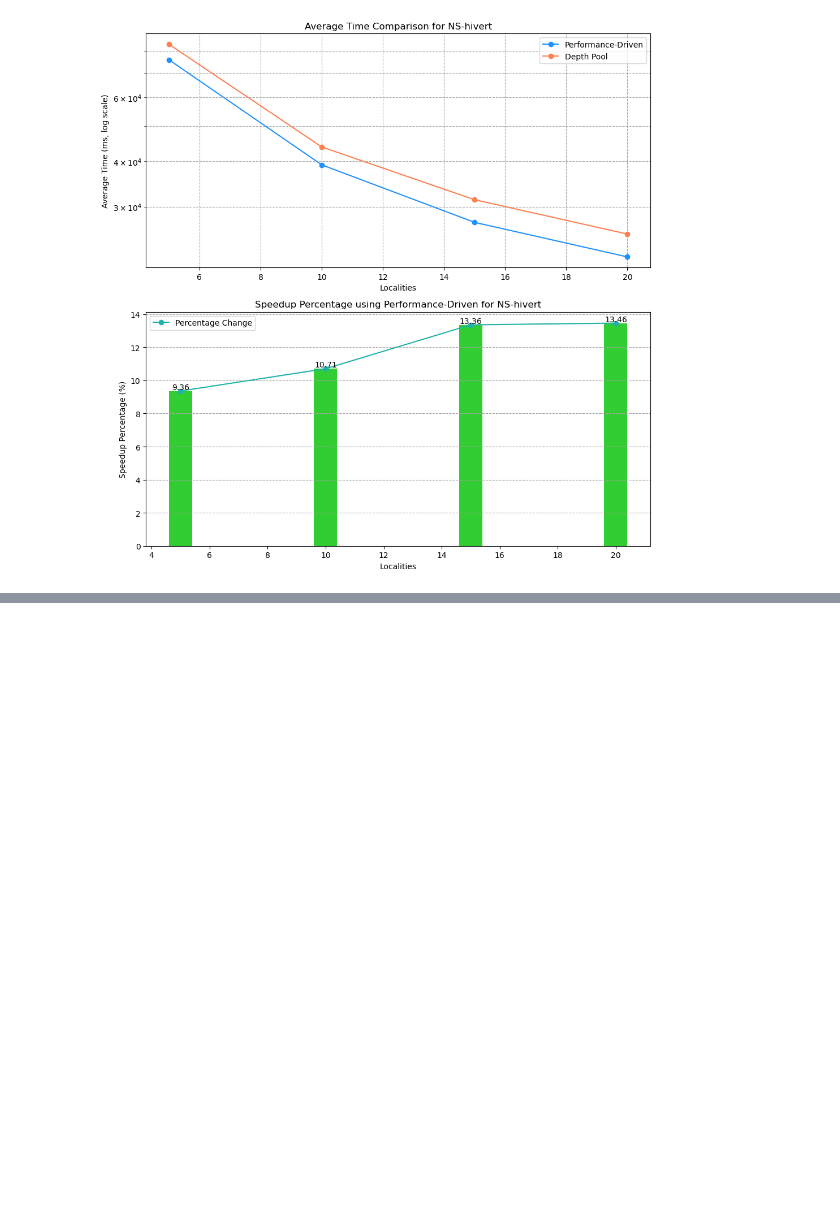
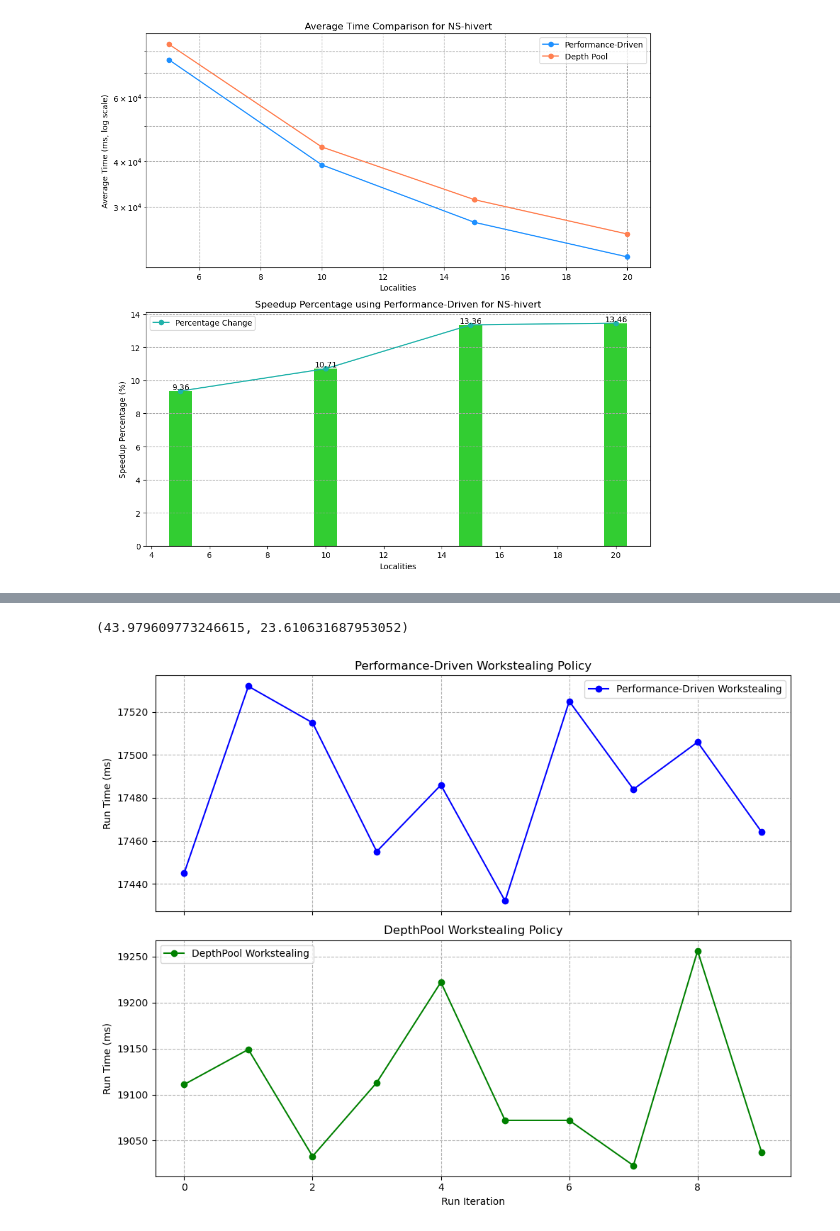
Before and after one commit to shadowxiehao/YewPar_dissertation, a Jupyter notebook: ref/evaluation_code.ipynb, the cells around one changed output, grey strips where cells are left out. Cells and saved outputs as stored; diff of their text form; code cells hidden in the pictures; blank space fills up the shorter version.

```diff
--- a/ref/evaluation_code.ipynb
+++ b/ref/evaluation_code.ipynb
@@ -262,0 +295,47 @@ plt.show()
+# %%
+# Data for Performance-Driven Workstealing Policy and DepthPool Workstealing Policy
+performance_driven_data = [24463, 27543, 25995, 32465, 32764, 25782, 27933, 22756, 32031, 23569]
+depthpool_data = [29963, 28186, 28006, 32229, 27420, 29927, 29617, 28761, 28925, 26073]
+
+# Calculate the percentage difference for each data set
+def calculate_percentage_difference(data):
+    return ((max(data) - min(data)) / min(data)) * 100
+
+performance_driven_difference = calculate_percentage_difference(performance_driven_data)
+depthpool_difference = calculate_percentage_difference(depthpool_data)
+
+performance_driven_difference, depthpool_difference
+# %% [output]
+(43.979609773246615, 23.610631687953052)
+# %%
+#image to show NS-hivert fluctuations
+
+import matplotlib.pyplot as plt
+import numpy as np
+
+# Given data
+performance_driven_data = [17445,17532,17515,17455,17486,17432,17525,17484,17506,17464]
+depthpool_data = [19111,19149,19033,19113,19222,19072,19072,19023,19256,19037]
+x = np.arange(len(performance_driven_data))
+
+# Plotting the data again
+fig, ax = plt.subplots(2, 1, figsize=(10, 8), sharex=True)
+
+ax[0].plot(x, performance_driven_data, 'o-', label="Performance-Driven Workstealing", color='blue')
+ax[0].set_title("Performance-Driven Workstealing Policy")
+ax[0].set_ylabel("Run Time (ms)")
+ax[0].grid(True, which="both", ls="--", c='0.7')
+ax[0].legend()
+
+ax[1].plot(x, depthpool_data, 'o-', label="DepthPool Workstealing", color='green')
+ax[1].set_title("DepthPool Workstealing Policy")
+ax[1].set_xlabel("Run Iteration")
+ax[1].set_ylabel("Run Time (ms)")
+ax[1].grid(True, which="both", ls="--", c='0.7')
+ax[1].legend()
+
+plt.tight_layout()
+plt.savefig("../images/NS_hivert_fluctuations.pdf")
+plt.show()
+# %% [output]
+[figure, added]
```
Also changed, not shown: parts of 2 cells of this notebook, 4 other files.
